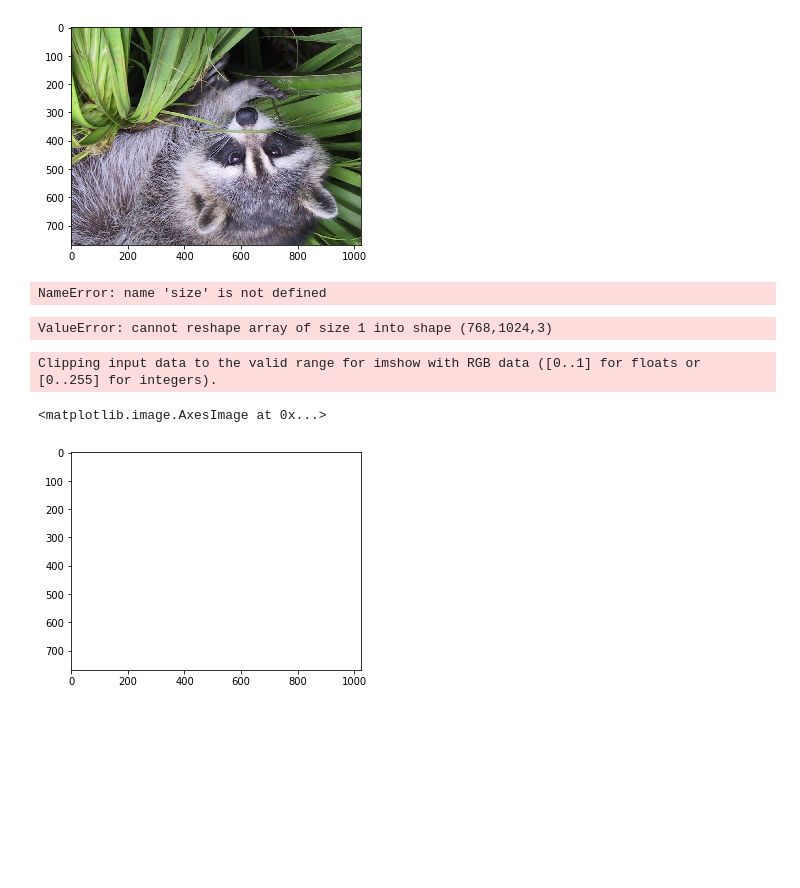
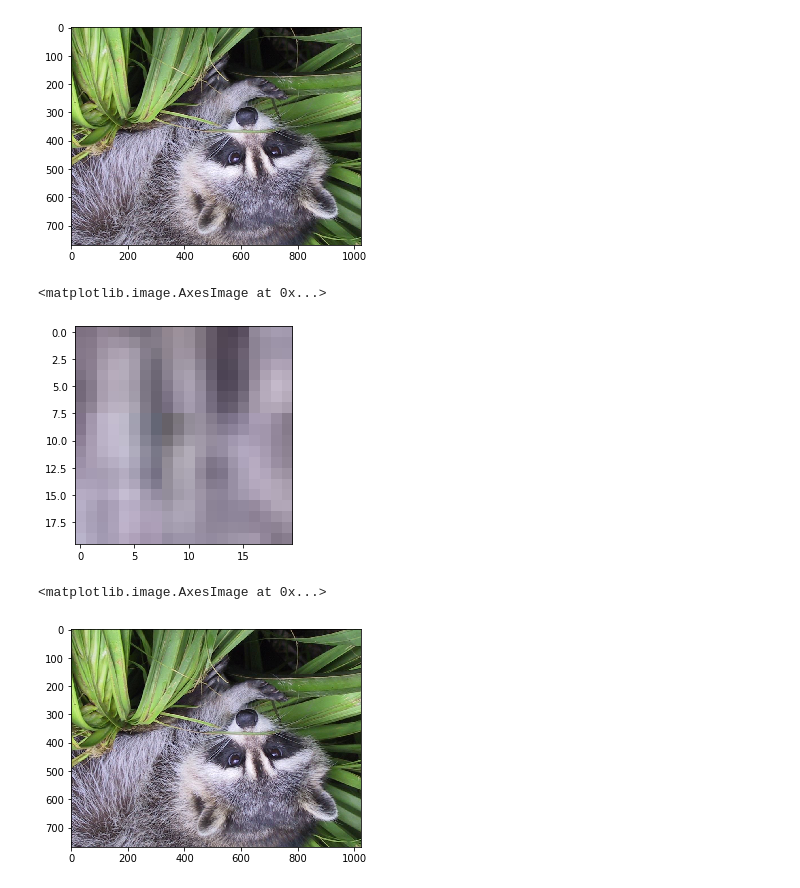
Before and after one commit to 2019-B-GR1-Python/py-silva-garcia-andrea-guiomar, a Jupyter notebook: 02-numpy/05-imagenes.ipynb, the cells around one changed output. Cells and saved outputs as stored; diff of their text form; code cells hidden in the pictures; blank space fills up the shorter version.

```diff
--- a/02-numpy/05-imagenes.ipynb
+++ b/02-numpy/05-imagenes.ipynb
@@ -59,4 +56,0 @@ mapache2=mapache
-# %%
-mapache2=np.random.rand(size[0],size[1])
-# %% [output]
-NameError: name 'size' is not defined
@@ -84,4 +56,0 @@ def muestra_imagen(imagen, cmap="Greys_r"):
-# %%
-new_mapache=escala_grises(mapache)
-# %% [output]
-ValueError: cannot reshape array of size 1 into shape (768,1024,3)
@@ -90,6 +57,13 @@ muestra_imagen(new_mapache)
-# %%
-plt.imshow(new_mapache)
-# %% [output]
-Clipping input data to the valid range for imshow with RGB data ([0..1] for floats or [0..255] for integers).
-<matplotlib.image.AxesImage at 0x...>
-[figure, removed]
+# %%
+plt.imshow(mapache[200:220, 200:220], cmap=plt.cm.gray, interpolation='nearest')
+# %% [output]
+<matplotlib.image.AxesImage at 0x...>
+[figure, added]
+# %%
+mx, my, mz = mapache.shape
+
+flip_ud_mapache = np.flipud(mapache)
+plt.imshow(flip_ud_mapache, cmap=plt.cm.gray)
+# %% [output]
+<matplotlib.image.AxesImage at 0x...>
+[figure, added]
```
Also changed, not shown: parts of 12 cells of this notebook.
